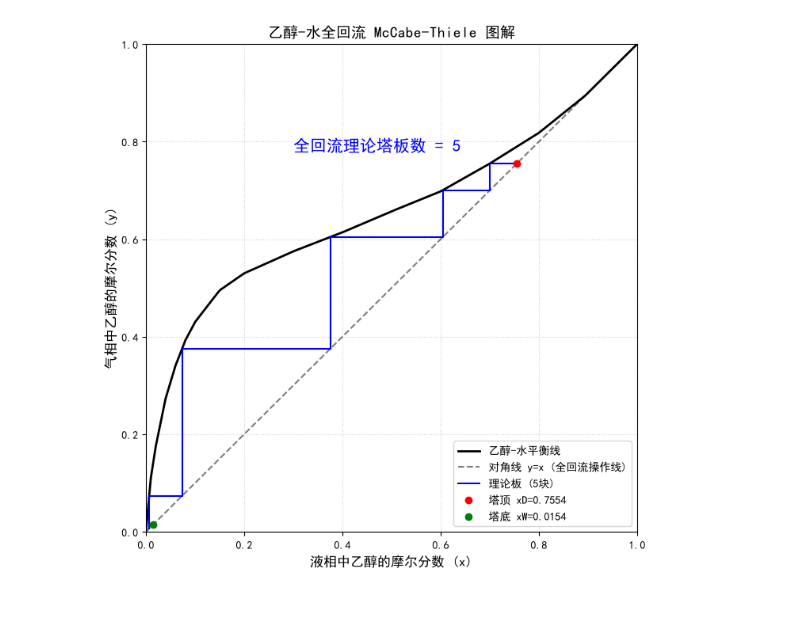
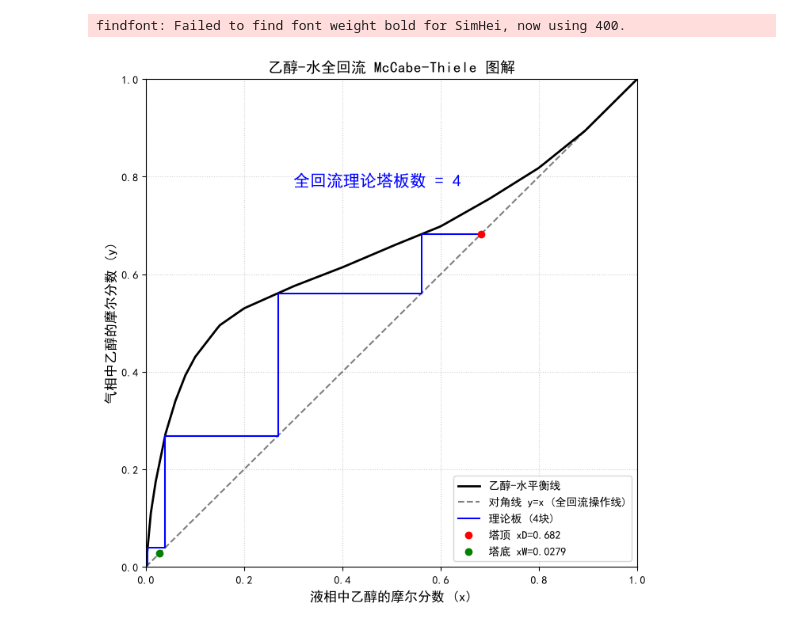
Before and after one commit to 2113325803-glitch/learning-git, a Jupyter notebook: chemical_code/ethanol_water_total_reflux.ipynb, the cells around one changed output. Drawn from its saved outputs; the diff is of its cells as text; code cells hidden in the pictures.

```diff
--- a/chemical_code/ethanol_water_total_reflux.ipynb
+++ b/chemical_code/ethanol_water_total_reflux.ipynb
@@ -9,8 +9,8 @@ plt.rcParams['axes.unicode_minus'] = False
 
 # ================= 1. 参数设定 =================
 # 使用我们之前算出来的乙醇-水数据
-xD = 0.7554     # 塔顶摩尔分数
-xW = 0.0154     # 塔底摩尔分数
+xD = 0.6820     # 塔顶摩尔分数
+xW = 0.0279    # 塔底摩尔分数
 
 # ================= 2. 乙醇-水真实相平衡数据 =================
 x_data = np.array([0, 0.01, 0.02, 0.04, 0.06, 0.08, 0.1, 0.15, 0.2, 0.3, 0.4, 0.5, 0.6, 0.7, 0.8, 0.894, 1.0])
@@ -55,31 +55,32 @@ while x_curr > xW:
 
     # 更新坐标
     x_curr = x_eq
     y_curr = y_next
 
     # 安全限制
     if stage > 100:
         print("警告：塔板数超过100，发生死循环。")
         break
 
 # 画出所有阶梯
 ax.plot(x_steps, y_steps, 'b-', linewidth=1.5, label=f'理论板 ({stage}块)')
 
 # ================= 5. 图形美化 =================
 # 添加特殊标记点
 ax.plot(xD, xD, 'ro', markersize=6, label=f'塔顶 xD={xD}')
 ax.plot(xW, xW, 'go', markersize=6, label=f'塔底 xW={xW}')
 
 ax.text(0.3, 0.78, f'全回流理论塔板数 = {stage}', fontsize=15, color='blue', fontweight='bold')
 
 ax.set_xlim(0, 1)
 ax.set_ylim(0, 1)
 ax.set_xlabel('液相中乙醇的摩尔分数 (x)', fontsize=12)
 ax.set_ylabel('气相中乙醇的摩尔分数 (y)', fontsize=12)
 ax.set_title('乙醇-水全回流 McCabe-Thiele 图解', fontsize=14)
 ax.legend(loc='lower right')
 ax.grid(True, linestyle=':', alpha=0.6)
 
 plt.show()
 # %% [output]
+findfont: Failed to find font weight bold for SimHei, now using 400.
-[figure, old version]
+[figure, new version]
```
